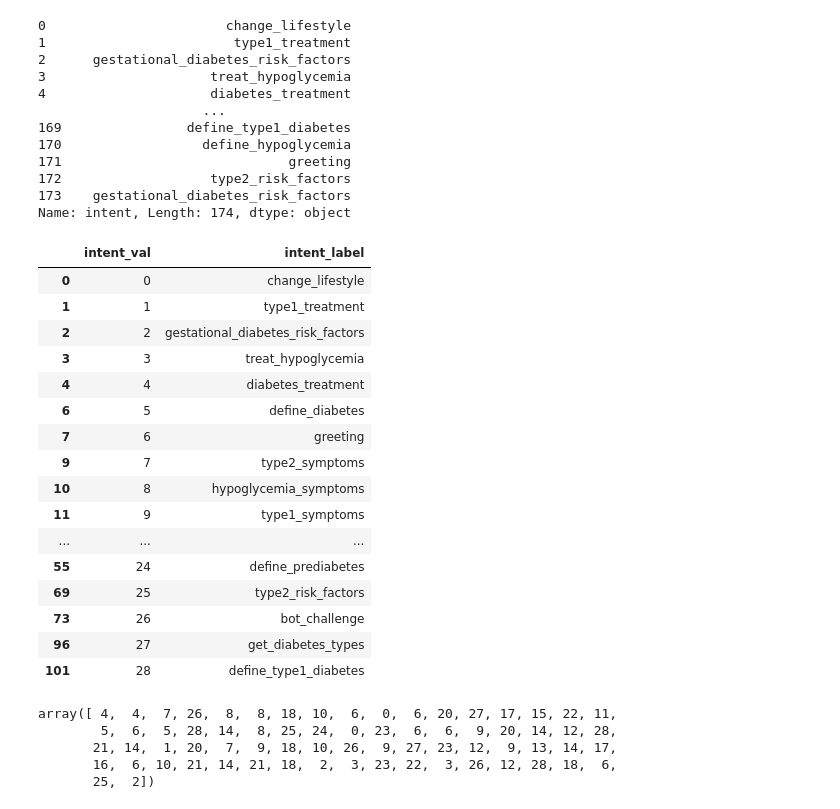
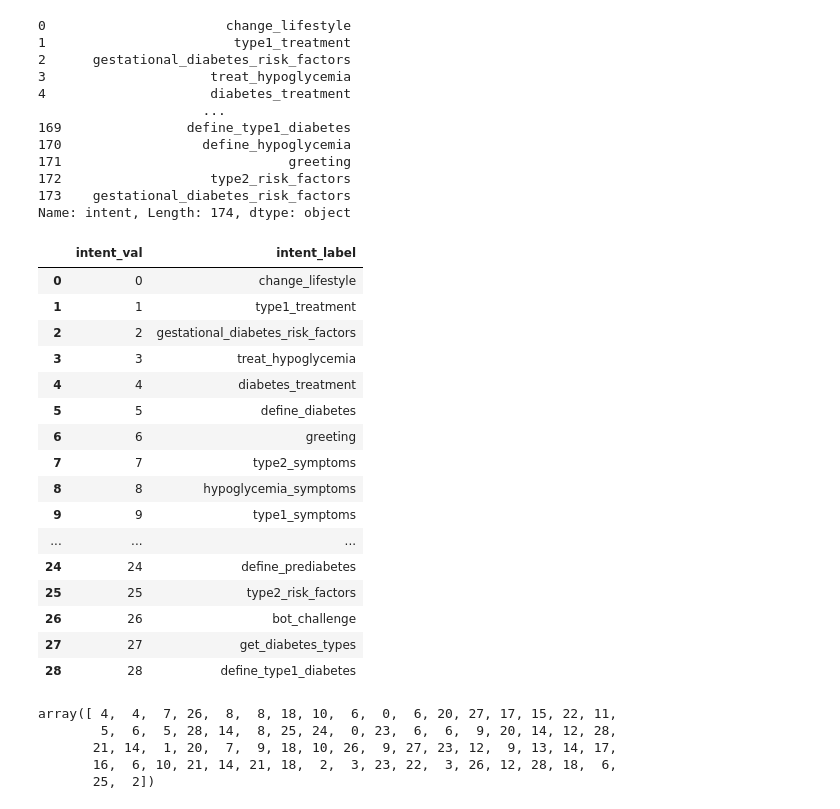
Before and after one commit to rahi20/mellibot, a Jupyter notebook: intent-ident.ipynb, the cells around one changed output. Drawn from its saved outputs; the diff is of its cells as text; code cells hidden in the pictures.

```diff
--- a/intent-ident.ipynb
+++ b/intent-ident.ipynb
@@ -491,33 +491,33 @@ Name: intent, Length: 174, dtype: object
 # %%
 #Faire correspondre entre les labels numeriques et textuelles
 val_label_cor = pd.concat(
     {
         "intent_val" : df2['intent'],
         "intent_label" : dfc['intent']
     },
     axis = 1
 )
 
-val_label_cor = val_label_cor.drop_duplicates()
+val_label_cor = val_label_cor.drop_duplicates().reset_index(drop=True)
 val_label_cor
 # %% [output]
 |  | intent_val | intent_label |
 | 0 | 0 | change_lifestyle |
 | 1 | 1 | type1_treatment |
 | 2 | 2 | gestational_diabetes_risk_factors |
 | 3 | 3 | treat_hypoglycemia |
 | 4 | 4 | diabetes_treatment |
-| 6 | 5 | define_diabetes |
-| 7 | 6 | greeting |
-| 9 | 7 | type2_symptoms |
-| 10 | 8 | hypoglycemia_symptoms |
-| 11 | 9 | type1_symptoms |
+| 5 | 5 | define_diabetes |
+| 6 | 6 | greeting |
+| 7 | 7 | type2_symptoms |
+| 8 | 8 | hypoglycemia_symptoms |
+| 9 | 9 | type1_symptoms |
 | ... | ... | ... |
-| 55 | 24 | define_prediabetes |
-| 69 | 25 | type2_risk_factors |
-| 73 | 26 | bot_challenge |
-| 96 | 27 | get_diabetes_types |
-| 101 | 28 | define_type1_diabetes |
+| 24 | 24 | define_prediabetes |
+| 25 | 25 | type2_risk_factors |
+| 26 | 26 | bot_challenge |
+| 27 | 27 | get_diabetes_types |
+| 28 | 28 | define_type1_diabetes |
 # %%
 X = np.stack(df2["text"].apply(wordvec).to_numpy(), axis=0)
 y = df2.intent.to_numpy()
```
Also changed, not shown: parts of 15 cells of this notebook.
